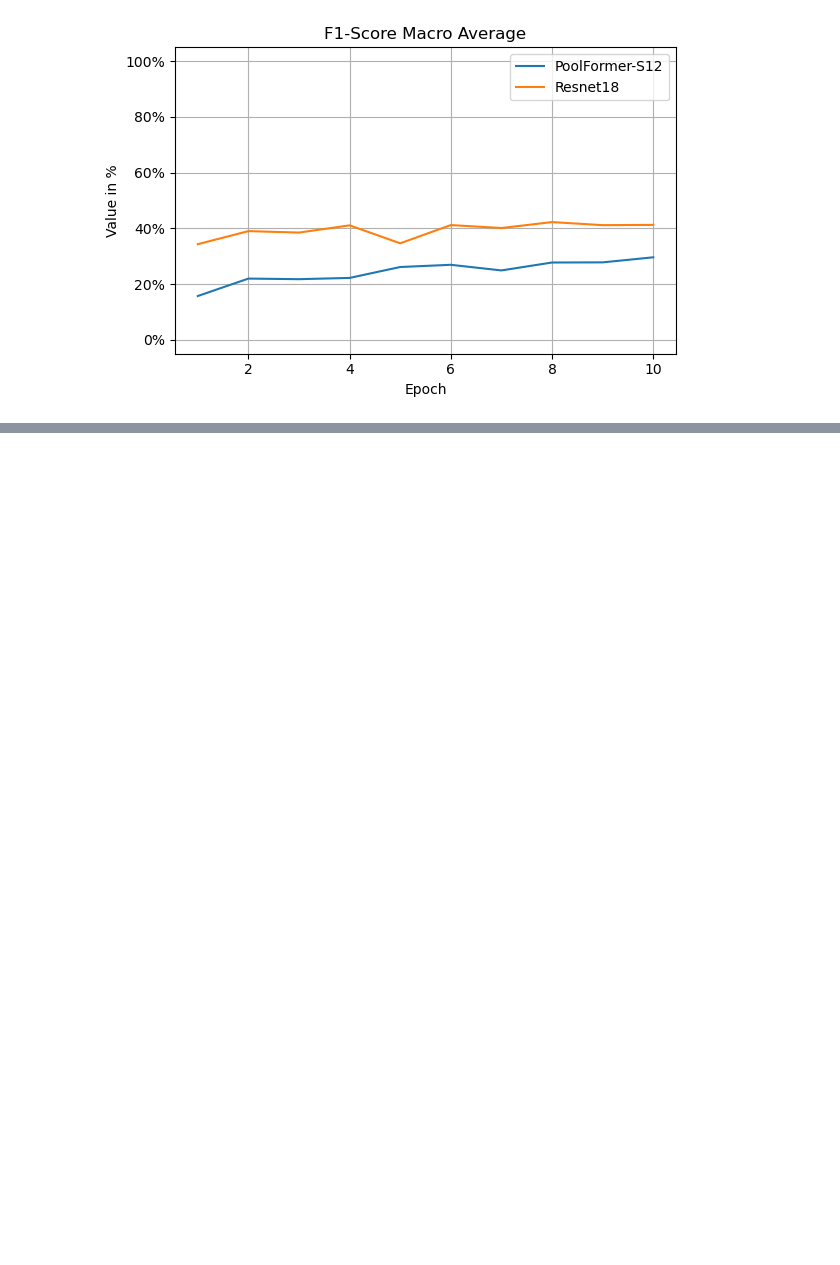
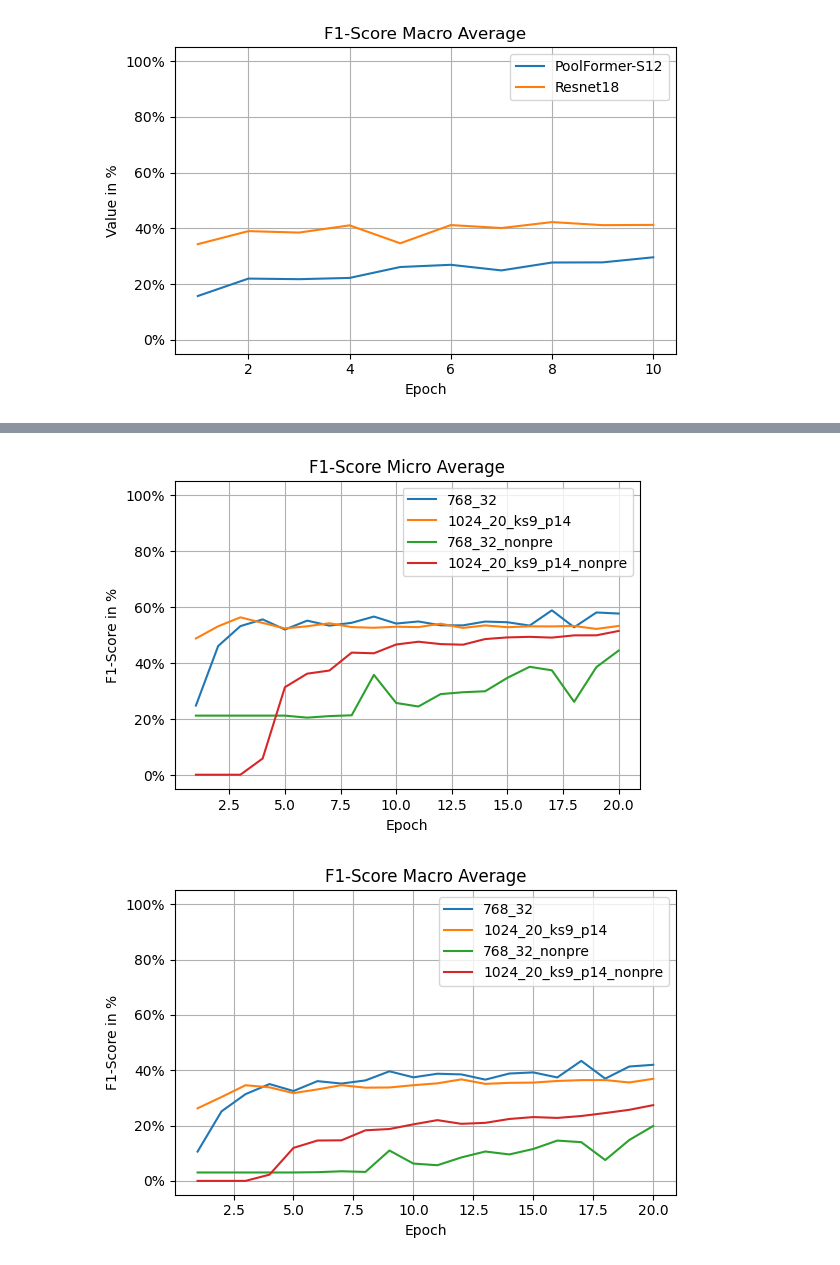
Before and after one commit to felix-zailskas/CV4RS, a Jupyter notebook: make_graphs.ipynb, the cells around one changed output, grey strips where cells are left out. Drawn from its saved outputs; the diff is of its cells as text; code cells hidden in the pictures; blank space fills up the shorter version.

```diff
--- a/make_graphs.ipynb
+++ b/make_graphs.ipynb
@@ -73,0 +97,35 @@ print_final_results(
+# %%
+import pickle
+from pathlib import Path
+
+from utils.plotting import create_model_comparison_plot
+
+results_paths = [
+    ("epochs(3)_comrounds(20)_2024-02-03_19-29-12_768_32.pkl", "768_32"),
+    ("epochs(3)_comrounds(20)_2024-02-04_16-38-56_1024_20_ks9_p14.pkl", "1024_20_ks9_p14"),
+    ("epochs(3)_comrounds(20)_2024-02-06_13-43-05_768_32_nonpre.pkl","768_32_nonpre"),
+    ("epochs(3)_comrounds(20)_2024-02-07_10-27-46_1024_20_ks9_p14_nonpre.pkl", "1024_20_ks9_p14_nonpre")
+]
+
+img_dir = Path("img/")
+results_dir = Path("checkpoints/")
+
+results = {
+    "micro avg": {},
+    "macro avg": {},
+}
+for res_path, model_name in results_paths:
+    curr_results = torch.load(str(res_path))['global']
+    results["micro avg"][model_name.lower()] = curr_results["micro avg"]["f1-score"]
+    results["macro avg"][model_name.lower()] = curr_results["macro avg"]["f1-score"]
+_, model_names = zip(*results_paths)
+create_model_comparison_plot(
+    results,
+    model_types=model_names,
+    show=True,
+    save_micro=str(img_dir / f"{'-'.join(model_names)}_micro.png"),
+    save_macro=str(img_dir / f"{'-'.join(model_names)}_macro.png"),
+)
+# %% [output]
+[figure, added]
+[figure, added]
```
Also changed, not shown: parts of 1 cell of this notebook.
